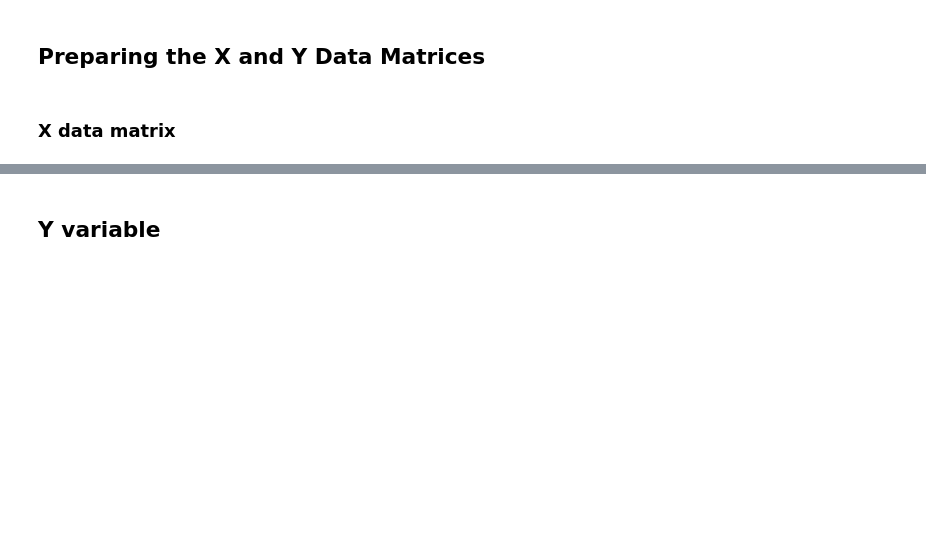
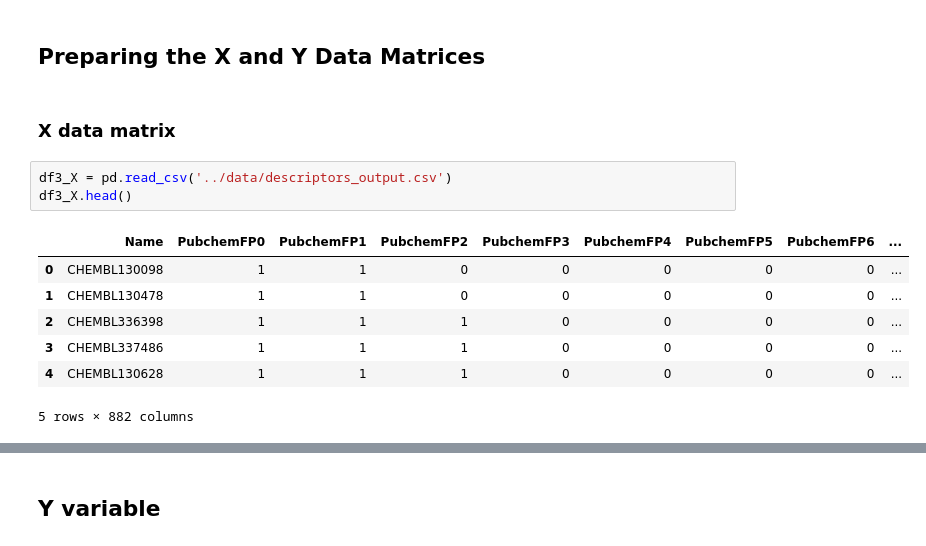
Before and after one commit to aminbenmansour/alzheimer-drug-discovery, a Jupyter notebook: notebooks/CDD_ML_Part_3_Acetylcholinesterase_Descriptor_Dataset_Preparation.ipynb, the cells around one changed output, grey strips where cells are left out. Cells and saved outputs as stored; diff of their text form; blank space fills up the shorter version.

```diff
--- a/notebooks/CDD_ML_Part_3_Acetylcholinesterase_Descriptor_Dataset_Preparation.ipynb
+++ b/notebooks/CDD_ML_Part_3_Acetylcholinesterase_Descriptor_Dataset_Preparation.ipynb
@@ -69,3 +69,14 @@ Processing CHEMBL4526950 in molecule.smi (4985/5664). Average speed: 0.07 s/mol.
 ## **Preparing the X and Y Data Matrices**
 # %% [markdown]
 ### **X data matrix**
+# %%
+df3_X = pd.read_csv('../data/descriptors_output.csv')
+df3_X.head()
+# %% [output]
+|  | Name | PubchemFP0 | PubchemFP1 | PubchemFP2 | PubchemFP3 | PubchemFP4 | PubchemFP5 | PubchemFP6 | ... |
+| 0 | CHEMBL130098 | 1 | 1 | 0 | 0 | 0 | 0 | 0 | ... |
+| 1 | CHEMBL130478 | 1 | 1 | 0 | 0 | 0 | 0 | 0 | ... |
+| 2 | CHEMBL336398 | 1 | 1 | 1 | 0 | 0 | 0 | 0 | ... |
+| 3 | CHEMBL337486 | 1 | 1 | 1 | 0 | 0 | 0 | 0 | ... |
+| 4 | CHEMBL130628 | 1 | 1 | 1 | 0 | 0 | 0 | 0 | ... |
+5 rows × 882 columns
```
Also changed, not shown: parts of 5 cells of this notebook, 1 other file.
